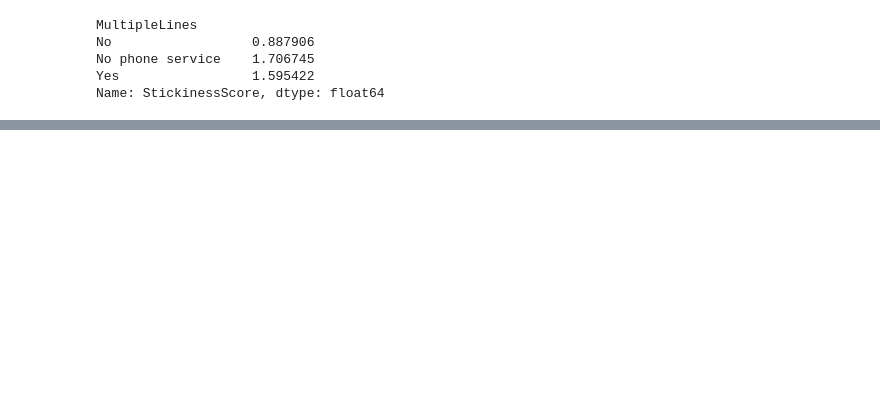
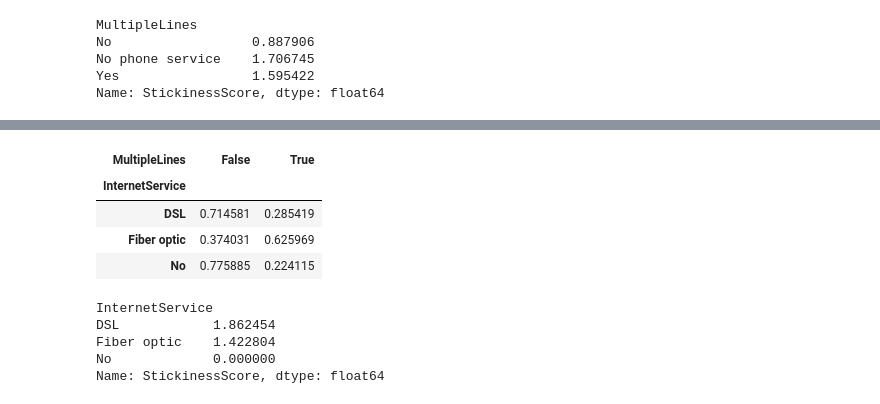
Before and after one commit to N-anle/TelecomChurnAnalysis, a Jupyter notebook: notebook.ipynb, the cells around one changed output, grey strips where cells are left out. Drawn from its saved outputs; the diff is of its cells as text; code cells hidden in the pictures; blank space fills up the shorter version.

```diff
--- a/notebook.ipynb
+++ b/notebook.ipynb
@@ -1107,0 +1116,20 @@ df
+# %%
+pd.crosstab(
+    df['InternetService'],
+    df['MultipleLines'] == 'Yes',
+    normalize = 'index'
+)
+# %% [output]
+| MultipleLines | False | True |
+| InternetService |  |  |
+| DSL | 0.714581 | 0.285419 |
+| Fiber optic | 0.374031 | 0.625969 |
+| No | 0.775885 | 0.224115 |
+# %%
+df.groupby('InternetService')['StickinessScore'].mean()
+# %% [output]
+InternetService
+DSL            1.862454
+Fiber optic    1.422804
+No             0.000000
+Name: StickinessScore, dtype: float64
```
Also changed, not shown: parts of 13 cells of this notebook.
